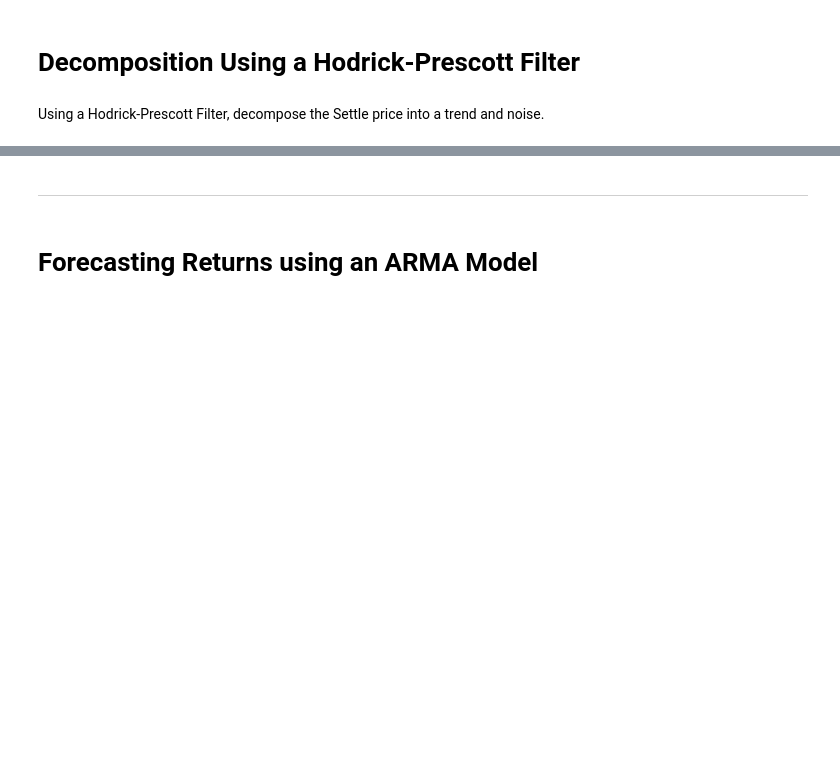
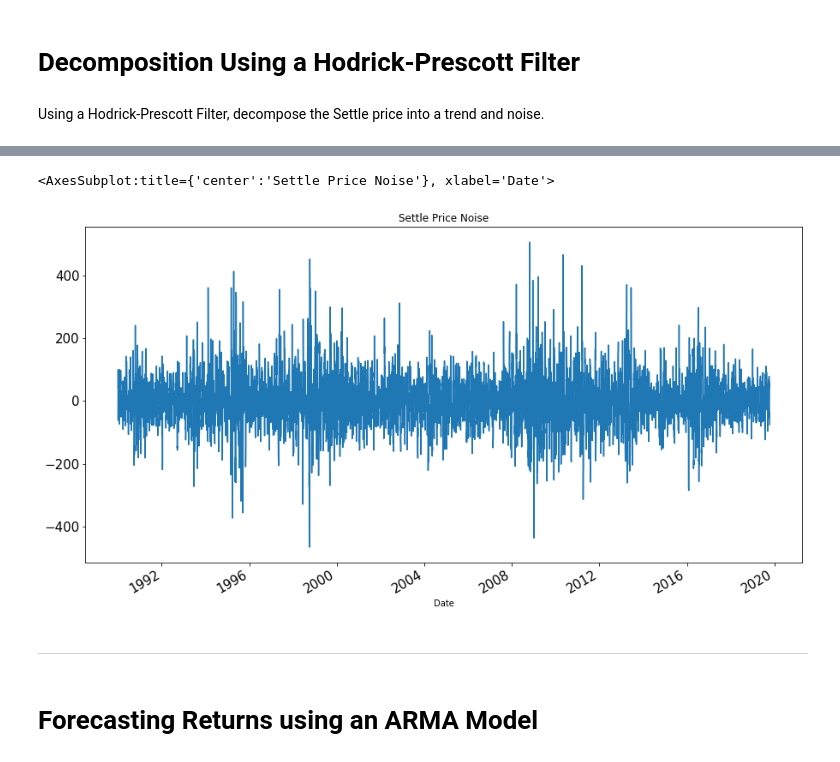
Before and after one commit to vmieres/Predicting-Currency-Movements, a Jupyter notebook: time_series_analysis.ipynb, the cells around one changed output, grey strips where cells are left out. Drawn from its saved outputs; the diff is of its cells as text; code cells hidden in the pictures; blank space fills up the shorter version.

```diff
--- a/time_series_analysis.ipynb
+++ b/time_series_analysis.ipynb
@@ -138,3 +73,10 @@ settle_price_2015onwards_df.plot();
+# %%
+# Plot the Settle Noise
+# YOUR CODE HERE!
+ts_noise.plot(figsize=(15,8), title="Settle Price Noise", fontsize= 15)
+# %% [output]
+<AxesSubplot:title={'center':'Settle Price Noise'}, xlabel='Date'>
+[figure, added]
 # %% [markdown]
 ---
 # %% [markdown]
```
Also changed, not shown: parts of 6 cells of this notebook.
